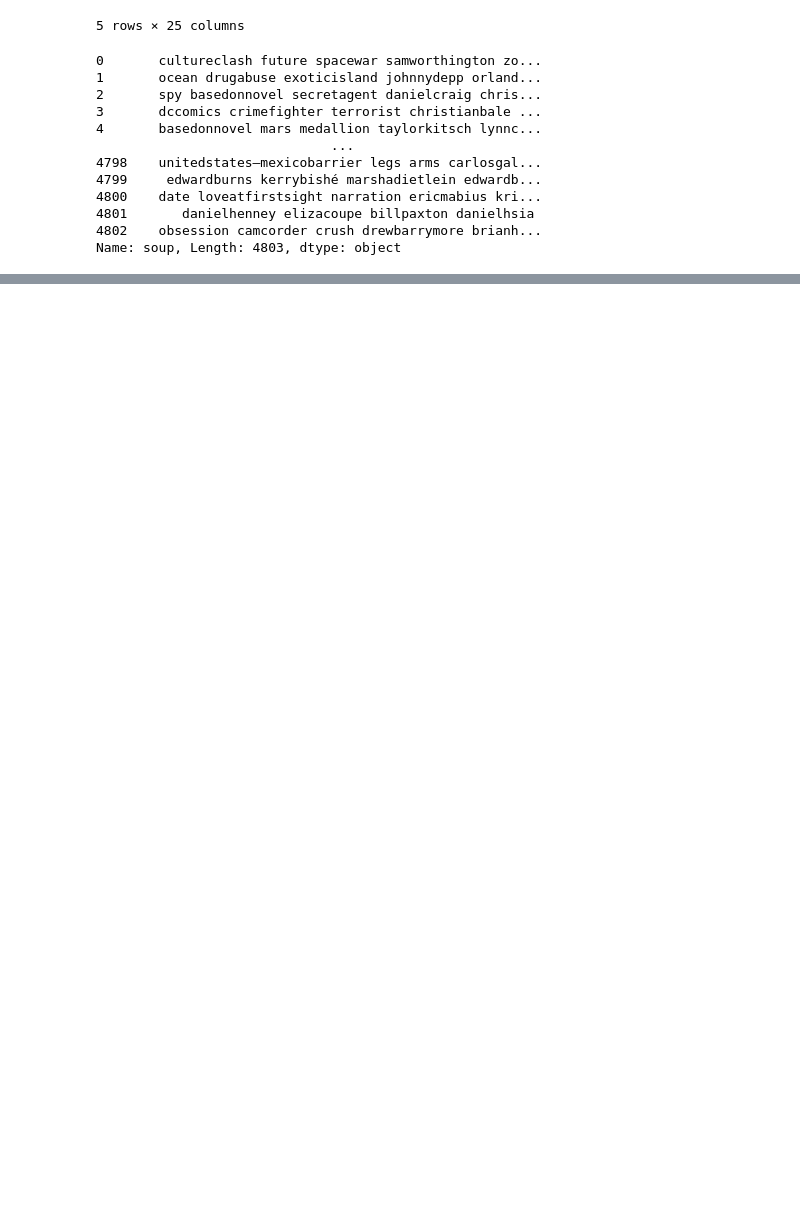
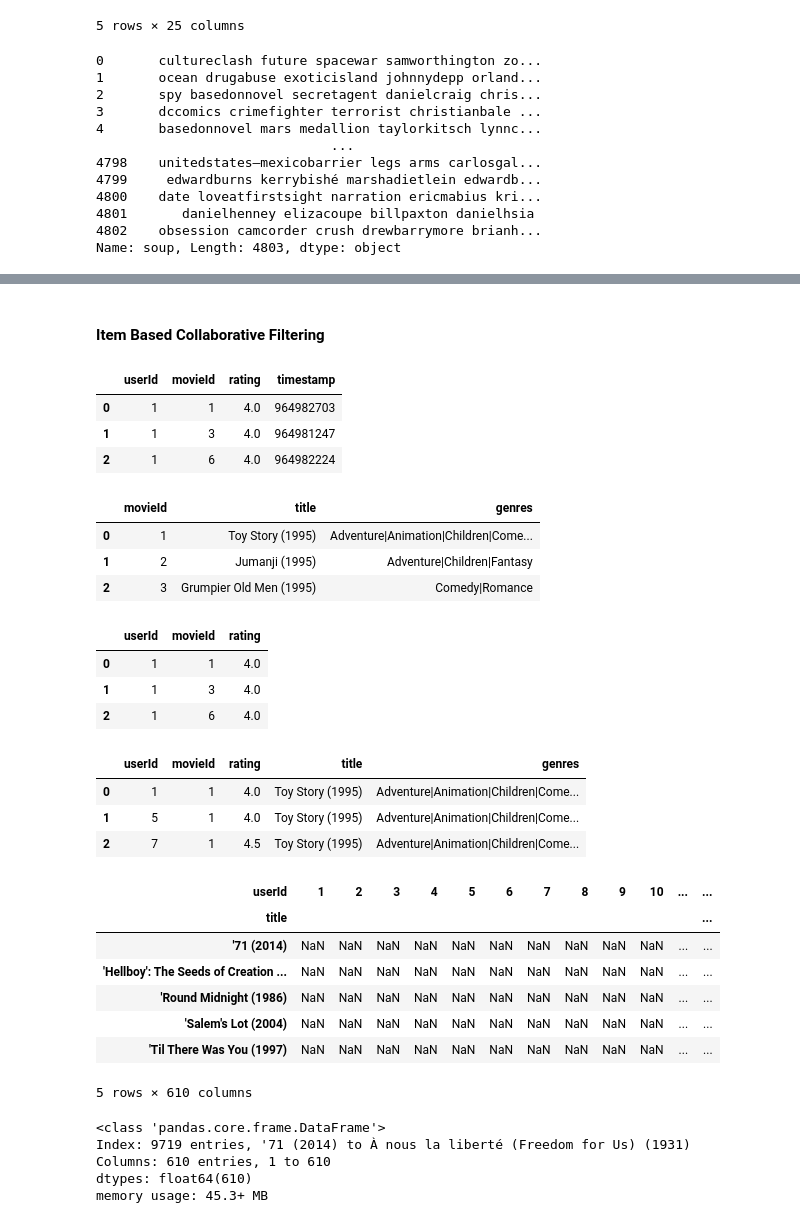
Before and after one commit to kbigdata005/ml, a Jupyter notebook: recommandation/TMDB_RECOMMAND.ipynb, the cells around one changed output, grey strips where cells are left out. Saved outputs shown, nothing was run; the diff lists cells and outputs as text; code cells hidden in the pictures; blank space fills up the shorter version.

```diff
--- a/recommandation/TMDB_RECOMMAND.ipynb
+++ b/recommandation/TMDB_RECOMMAND.ipynb
@@ -286,0 +360,58 @@ Name: soup, Length: 4803, dtype: object
+# %% [markdown]
+#### Item Based Collaborative Filtering
+# %%
+rating_data = pd.read_csv('../datasets/ratings_small.csv')
+movie_data = pd.read_csv('../datasets/movies_small.csv')
+# %%
+rating_data.head(3)
+# %% [output]
+|  | userId | movieId | rating | timestamp |
+| 0 | 1 | 1 | 4.0 | 964982703 |
+| 1 | 1 | 3 | 4.0 | 964981247 |
+| 2 | 1 | 6 | 4.0 | 964982224 |
+# %%
+movie_data.head(3)
+# %% [output]
+|  | movieId | title | genres |
+| 0 | 1 | Toy Story (1995) | Adventure|Animation|Children|Come... |
+| 1 | 2 | Jumanji (1995) | Adventure|Children|Fantasy |
+| 2 | 3 | Grumpier Old Men (1995) | Comedy|Romance |
+# %%
+rating_data.drop('timestamp', axis=1 , inplace=True)
+rating_data.head(3)
+# %% [output]
+|  | userId | movieId | rating |
+| 0 | 1 | 1 | 4.0 |
+| 1 | 1 | 3 | 4.0 |
+| 2 | 1 | 6 | 4.0 |
+# %%
+user_movie_rating_df = pd.merge(rating_data , movie_data , on='movieId')
+# %%
+user_movie_rating_df.head(3)
+# %% [output]
+|  | userId | movieId | rating | title | genres |
+| 0 | 1 | 1 | 4.0 | Toy Story (1995) | Adventure|Animation|Children|Come... |
+| 1 | 5 | 1 | 4.0 | Toy Story (1995) | Adventure|Animation|Children|Come... |
+| 2 | 7 | 1 | 4.5 | Toy Story (1995) | Adventure|Animation|Children|Come... |
+# %%
+movie_user_rating = user_movie_rating_df.pivot_table('rating', index=['title'] , columns=['userId'])
+user_movie_rating = user_movie_rating_df.pivot_table('rating', index=['userId'] , columns=['title'])
+# %%
+movie_user_rating.head()
+# %% [output]
+| userId | 1 | 2 | 3 | 4 | 5 | 6 | 7 | 8 | 9 | 10 | ... | ... |
+| title |  |  |  |  |  |  |  |  |  |  |  | ... |
+| '71 (2014) | NaN | NaN | NaN | NaN | NaN | NaN | NaN | NaN | NaN | NaN | ... | ... |
+| 'Hellboy': The Seeds of Creation ... | NaN | NaN | NaN | NaN | NaN | NaN | NaN | NaN | NaN | NaN | ... | ... |
+| 'Round Midnight (1986) | NaN | NaN | NaN | NaN | NaN | NaN | NaN | NaN | NaN | NaN | ... | ... |
+| 'Salem's Lot (2004) | NaN | NaN | NaN | NaN | NaN | NaN | NaN | NaN | NaN | NaN | ... | ... |
+| 'Til There Was You (1997) | NaN | NaN | NaN | NaN | NaN | NaN | NaN | NaN | NaN | NaN | ... | ... |
+5 rows × 610 columns
+# %%
+movie_user_rating.info()
+# %% [output]
+<class 'pandas.core.frame.DataFrame'>
+Index: 9719 entries, '71 (2014) to À nous la liberté (Freedom for Us) (1931)
+Columns: 610 entries, 1 to 610
+dtypes: float64(610)
+memory usage: 45.3+ MB
```
Also changed, not shown: parts of 14 cells of this notebook.
